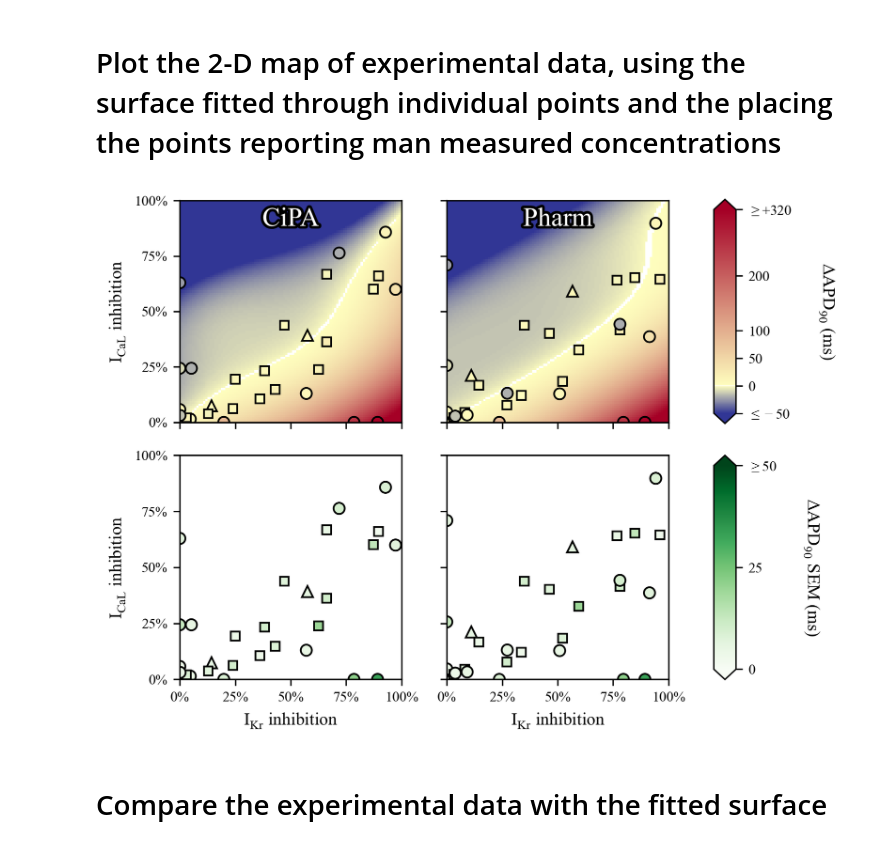
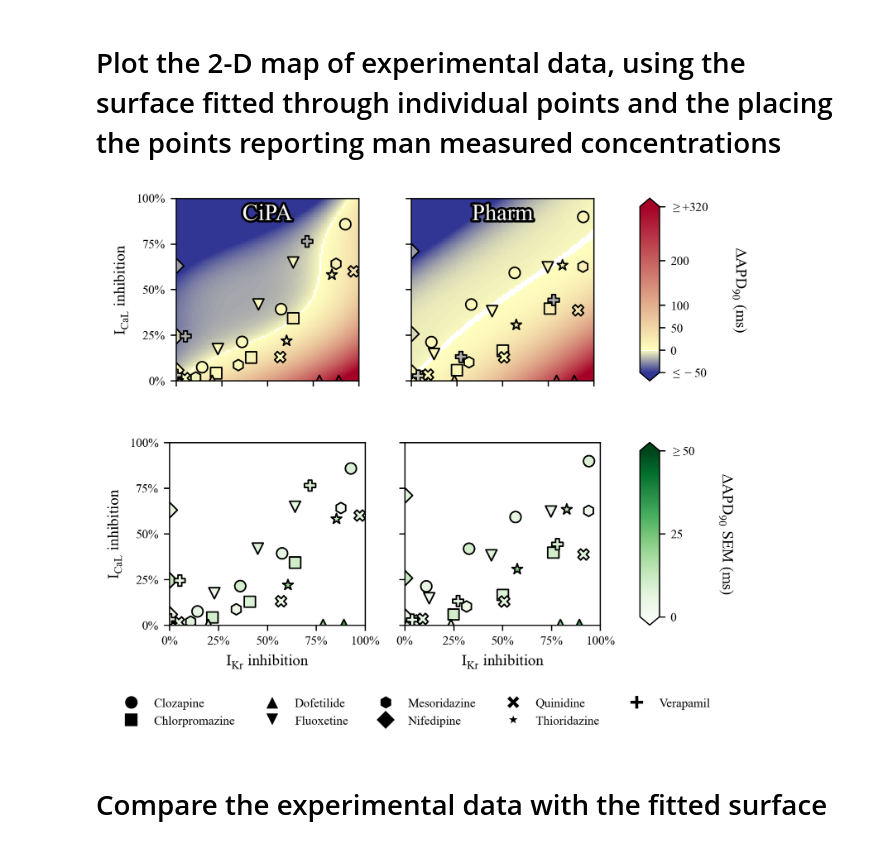
Before and after one commit to CardiacModelling/APD90_ex_vivo_vs_in_silico, a Jupyter notebook: Visualisation of experimental data/plot 2D map of experimental DAPD - exact concs.ipynb, the cells around one changed output. Drawn from its saved outputs; the diff is of its cells as text; code cells hidden in the pictures.

Commit message:
updated figure 4 to highlight points for the tested drug

```diff
--- a/Visualisation of experimental data/plot 2D map of experimental DAPD - exact concs.ipynb
+++ b/Visualisation of experimental data/plot 2D map of experimental DAPD - exact concs.ipynb
@@ -290,6 +290,19 @@ Constraints are verified for Pharm map: True
 # Plot the 2-D map of experimental data, using the surface fitted through individual points and the placing the points reporting man measured concentrations
 # %%
 # In[Plot the validation samples]
+
+# Map marker types to the drug column
+marker_map = {
+    "Clozapine": 'o',  # Circle
+    "Chlorpromazine": 's',  # Square
+    "Dofetilide": '^',  # Triangle up
+    "Fluoxetine": 'v',  # Triangle down
+    "Mesoridazine": 'h',  # Hexagon
+    "Nifedipine": 'D',  # Diamond
+    "Quinidine": 'X',  # X (filled)
+    "Thioridazine": '*',  # X (filled)
+    "Verapamil": 'P',  # Plus (filled)
+}
 
 def plot_map_and_surface(data_avg, surface, cmin = -50, cmax = 320, ax=None, cmap = cmap, plot_sem = False):
     # Define the figure
@@ -301,29 +314,29 @@ def plot_map_and_surface(data_avg, surface, cmin = -50, cmax = 320, ax=None, cma
         ax.imshow(surface, origin = 'lower', cmap=cmap, vmin=cmin, vmax=cmax)
 
     # Add the map of exp points
-    radius = 5
-    for pt in range(len(data_avg)):
-        x, y = (100 * (data_avg['IKr block'][pt]), 100 * (data_avg['ICaL block'][pt]))
-        if str(data_avg['Use exact'][pt]) == 'Hybrid':
-            xy = np.array([[x - 2.5, y - 2.5], [x, y + 2.5], [x + 2.5, y - 2.5]])
-            e = patches.Polygon(xy, alpha = 1)
+    for drug in data_avg['Drug'].unique():
+        subset = data_avg[data_avg['Drug'] == drug]
 
-        elif str(data_avg['Use exact'][pt]) == 'True':
-            e = patches.Rectangle((x, y), 0.8 * radius, 0.8 * radius, alpha = 1)
-        elif str(data_avg['Use exact'][pt]) == 'False':
-            e = patches.Ellipse((x, y), radius, radius, alpha = 1)
+        # Compute the colours from the colour scale
+        if plot_sem:
+            cols = cmap((subset['SEM']-cmin) / (cmax-cmin))
+        else:
+            cols = cmap((subset['DAPD']-cmin) / (cmax-cmin))
 
-        # Aesthetics
-        e.set_edgecolor(color = 'k')
-        if plot_sem:
-            col = cmap((data_avg['SEM'][pt]-cmin) / (cmax-cmin))
-        else:
-            col = cmap((data_avg['DAPD'][pt]-cmin) / (cmax-cmin))
-        e.set_facecolor(col)
-        ax.add_artist(e)
+        # Make the plot
+        ax.scatter(
+            100*subset['IKr block'],
+            100*subset['ICaL block'],
+            c=cols, #subset['DAPD'],
+            marker=marker_map[drug],
+            edgecolors='black',
+            label = drug,
+            s = 50
+        )
 
-    ax.autoscale()
 
+    # Make the plot
+    #ax.autoscale()
     # Axes
     ax.set_xlabel('$\mathregular{I_{Kr}}$ inhibition', fontsize = labelsize)
     ax.set_ylabel('$\mathregular{I_{CaL}}$ inhibition', fontsize = labelsize)
@@ -338,8 +351,9 @@ def plot_map_and_surface(data_avg, surface, cmin = -50, cmax = 320, ax=None, cma
 
 # Desing the figure
 mosaic = [['CiPA DAPD', 'Pharm DAPD', 'cbar DAPD'],
-          ['CiPA std', 'Pharm std', 'cbar std']]
-fig, axes = plt.subplot_mosaic(mosaic, figsize = (6, 4.5), gridspec_kw=dict(width_ratios=[1, 1, 0.1]))
+          ['CiPA std', 'Pharm std', 'cbar std'],
+          ['legend_drugs', 'legend_drugs', 'legend_drugs']]
+fig, axes = plt.subplot_mosaic(mosaic, figsize = (6, 5.1), gridspec_kw=dict(width_ratios=[1, 1, 0.1], height_ratios = [1, 1, 0.2]))
 fig.set_dpi(300)
 fig.patch.set_facecolor('white')
 
@@ -385,34 +399,42 @@ plot_map_and_surface(CiPA_avg, surface_CiPA_exact, ax=ax, cmap = cm.get_cmap('Gr
 #       path_effects=[pe.withStroke(linewidth=3, foreground='black')])
 
 
 # CiPA std
 ax = axes['Pharm std']
 ax.tick_params(labelsize = ticksize)
 plot_map_and_surface(Pharm_avg, surface_Pharm_exact, ax=ax, cmap = cm.get_cmap('Greens'), cmin = 0 ,cmax = 50, plot_sem = True)
 #ax.text(x=50, y = 98, s = 'Pharm', fontsize = 30, color = 'white', ha = 'center', va = 'top',
 #       path_effects=[pe.withStroke(linewidth=3, foreground='black')])
 ax.set_ylabel('')
 ax.set_yticklabels(['', '', '', '', ''])
 
 # Add the legend
 ax = axes['cbar std']
 norm = plt.Normalize(0, 50)
 sm =  ScalarMappable(cmap=cm.get_cmap('Greens'), norm = norm)
 sm.set_array([])
 
 cbar = fig.colorbar(sm, extend = 'both', cax = ax)
 cbar.set_ticks([0, 25, 50])
 cbar.ax.set_yticklabels([0, 25, '$\geq$50'], fontsize = ticksize)
 cbar.set_label('$\Delta$APD$_{90}$ SEM (ms)', rotation=270, fontsize = labelsize, labelpad = 25)
 
+# Add legend for the drugs
+ax = axes['legend_drugs']
+handles, labels = [], []
+for drug, marker in marker_map.items():
+    handles.append(plt.Line2D([0], [0], marker=marker, color='w', markerfacecolor='black', markersize=9, label=drug))
+    labels.append(drug)
+ax.legend(handles, labels, loc='upper center', ncol=5, frameon=False, fontsize = ticksize)
+ax.axis('off')
 
 # Save
 save_name = 'DAPD experimental benchmark cubic surface - exact concentrations'
 plt.tight_layout()
 plt.savefig(save_name + '.png', dpi = 300, transparent=True)
 plt.savefig(save_name + '.pdf', format = 'pdf', transparent=True)
 # %% [output]
-[figure, old version]
+[figure, new version]
 # %% [markdown]
 # Compare the experimental data with the fitted surface
 # %%
```
Also changed, not shown: parts of 3 cells of this notebook, 3 other files.
